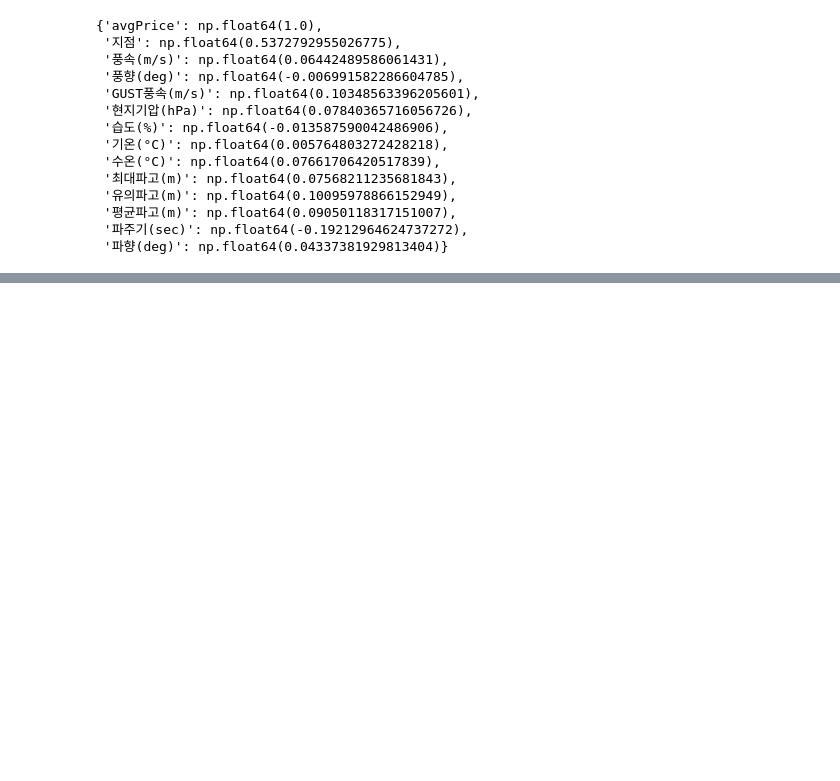
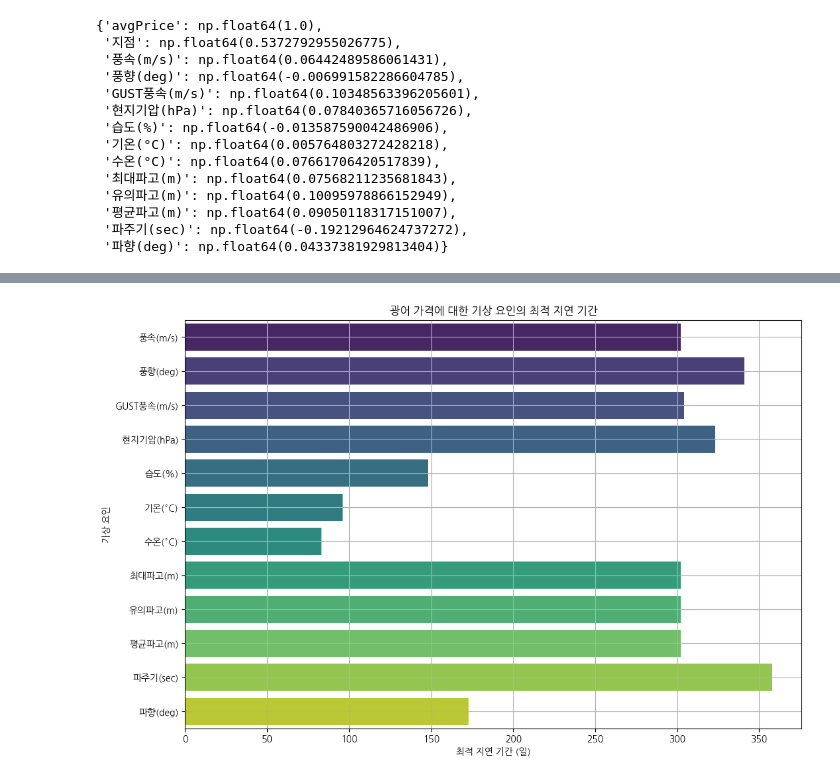
Before and after one commit to vhf1030/Pisces, a Jupyter notebook: notebooks/기상과가격유사도.ipynb, the cells around one changed output, grey strips where cells are left out. Cells and saved outputs as stored; diff of their text form; code cells hidden in the pictures; blank space fills up the shorter version.

```diff
--- a/notebooks/기상과가격유사도.ipynb
+++ b/notebooks/기상과가격유사도.ipynb
@@ -751,0 +1168,98 @@ individual_correlations
+# %%
+# 수산물 가격 데이터 로드
+price_data = pd.read_csv('../data/processed/item_price_lag_filled.csv')
+price_data['priceDate'] = pd.to_datetime(price_data['priceDate'])
+price_data['날짜'] = price_data['priceDate'].dt.date
+price_data = price_data.groupby(['날짜', 'item'])['avgPrice'].mean().reset_index()
+
+# 여러 개의 기상 데이터 파일 불러오기
+file_list = glob.glob('../data/raw/forecast_1525/forecast_*.csv')
+
+df_list = []
+for file in file_list:
+    df = pd.read_csv(file, encoding='euc-kr')
+    df['일시'] = pd.to_datetime(df['일시'])
+    df['날짜'] = df['일시'].dt.date
+    df_list.append(df)
+
+# 모든 데이터를 병합
+forecast_df = pd.concat(df_list, ignore_index=True)
+forecast_df = forecast_df.drop(columns=['지점'], errors='ignore')
+daily_avg = forecast_df.groupby('날짜').mean(numeric_only=True).reset_index()
+
+# 특정 어종 선택 (예: 우럭)
+fish_type = '광어'
+fish_prices = price_data[price_data['item'] == fish_type][['날짜', 'avgPrice']]
+
+# 시차 적용 및 신뢰도 분석 함수
+def find_optimal_lags_with_confidence(fish_prices, weather_data, feature_list, max_lag=360, bootstrap_samples=100):
+    results = {}
+
+    for feature in feature_list:
+        best_corr = -1
+        best_lag = 0
+        bootstrap_lags = []
+
+        for lag in range(1, max_lag + 1):
+            shifted_prices = fish_prices.copy()
+            shifted_prices['날짜'] = shifted_prices['날짜'] - pd.Timedelta(days=lag)
+
+            merged_df = pd.merge(shifted_prices, weather_data[['날짜', feature]], on='날짜', how='inner')
+            if merged_df.empty:
+                continue
+
+            # 상관관계 분석
+            scaler = StandardScaler()
+            weather_scaled = scaler.fit_transform(merged_df[[feature]])
+            price_scaled = scaler.fit_transform(merged_df[['avgPrice']])
+
+            corr, _ = pearsonr(price_scaled.flatten(), weather_scaled.flatten())
+
+            if corr > best_corr:
+                best_corr = corr
+                best_lag = lag
+
+        # 부트스트래핑을 통한 신뢰 구간 계산
+        for _ in range(bootstrap_samples):
+            sampled_indices = np.random.choice(len(fish_prices), len(fish_prices), replace=True)
+            sampled_prices = fish_prices.iloc[sampled_indices]
+            shifted_sample = sampled_prices.copy()
+            shifted_sample['날짜'] = shifted_sample['날짜'] - pd.Timedelta(days=best_lag)
+            sampled_merged = pd.merge(shifted_sample, weather_data[['날짜', feature]], on='날짜', how='inner')
+
+            if not sampled_merged.empty:
+                weather_scaled = scaler.fit_transform(sampled_merged[[feature]])
+                price_scaled = scaler.fit_transform(sampled_merged[['avgPrice']])
+                boot_corr, _ = pearsonr(price_scaled.flatten(), weather_scaled.flatten())
+                bootstrap_lags.append(boot_corr)
+
+        conf_low, conf_high = np.percentile(bootstrap_lags, [2.5, 97.5])
+
+        results[feature] = {
+            '최적 지연 기간': best_lag,
+            '상관계수': best_corr,
+            '신뢰구간': (conf_low, conf_high)
+        }
+
+    return results
+
+# 분석 수행 (1일부터 360일까지 모든 기간 탐색 및 신뢰도 계산)
+feature_columns = daily_avg.columns.drop('날짜')
+optimal_lags_with_confidence = find_optimal_lags_with_confidence(fish_prices, daily_avg, feature_columns)
+
+# 최적 지연 기간 결과 출력
+print("\n각 기상 요인의 최적 지연 기간 및 신뢰구간:")
+for feature, result in optimal_lags_with_confidence.items():
+    print(f"{feature}: {result['최적 지연 기간']}일, 상관계수: {result['상관계수']:.4f}, 신뢰구간: {result['신뢰구간'][0]:.4f} ~ {result['신뢰구간'][1]:.4f}")
+
+# 시각화
+plt.figure(figsize=(12, 8))
+sns.barplot(x=[res['최적 지연 기간'] for res in optimal_lags_with_confidence.values()],
+            y=list(optimal_lags_with_confidence.keys()),
+            palette='viridis')
+plt.title(f'{fish_type} 가격에 대한 기상 요인의 최적 지연 기간')
+plt.xlabel('최적 지연 기간 (일)')
+plt.ylabel('기상 요인')
+plt.grid()
+plt.show()
+# %% [output]
@@ -751,0 +1282 @@ individual_correlations
+[figure, added]
```
Also changed, not shown: parts of 13 cells of this notebook.
